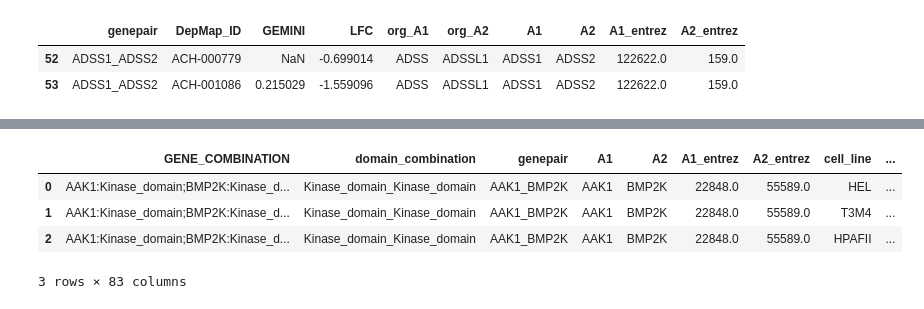
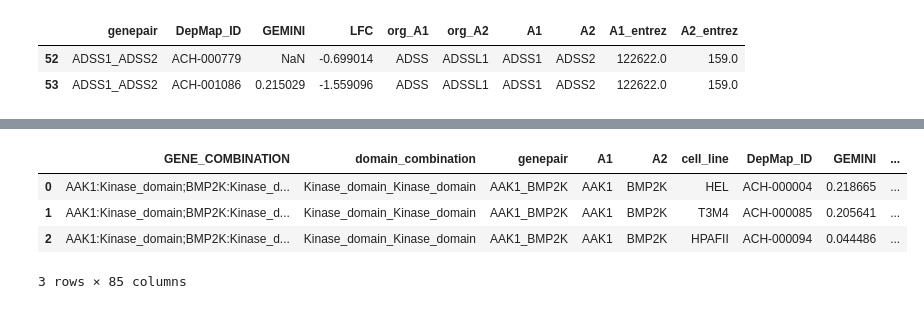
Before and after one commit to cancergenetics/context_specific_paralog_SL, a Jupyter notebook: notebooks/03_feature_annotation/05_annotate_gemini.ipynb, the cells around one changed output, grey strips where cells are left out. Saved outputs shown, nothing was run; the diff lists cells and outputs as text; code cells hidden in the pictures.

```diff
--- a/notebooks/03_feature_annotation/05_annotate_gemini.ipynb
+++ b/notebooks/03_feature_annotation/05_annotate_gemini.ipynb
@@ -98,3 +168,28 @@ lfc_ito_df[:3]
 | 0 | A3GALT2_AAVS1 | ACH-000881 | 0.343378 |
 | 1 | A3GALT2_AAVS1 | ACH-000681 | 0.166162 |
 | 2 | A3GALT2_AAVS1 | ACH-000987 | 0.216834 |
+# %%
+# read LFC scores for Klingbeil Screen
+lfc_klingbeil = pd.read_excel(klingbeil_lfc_file_path)
+
+# Drop rows where GENE 1 or GENE 2 are control entries
+controls = ['NONCUTTING_CONTROL', 'CUTTING_CONTROL']
+
+lfc_klingbeil = lfc_klingbeil[
+    ~lfc_klingbeil['GENE 1'].isin(controls) &
+    ~lfc_klingbeil['GENE 2'].isin(controls)
+].reset_index(drop=True)
+
+print(f"Remaining rows: {len(lfc_klingbeil)}")
+
+# Construct GENE_COMBINATION in lfc_klingbeil to match gemini_klingbeil format
+lfc_klingbeil['GENE_COMBINATION'] = (
+    lfc_klingbeil['GENE 1'].astype(str) + ':' +
+    lfc_klingbeil['domain_1'].astype(str) + ';' +
+    lfc_klingbeil['GENE 2'].astype(str) + ':' +
+    lfc_klingbeil['domain_2'].astype(str)
+)
+
+# Quick sanity check: confirm overlap with gemini_klingbeil
+overlap = lfc_klingbeil['GENE_COMBINATION'].isin(gemini_klingbeil_df['GENE_COMBINATION'])
+print(f"Matching GENE_COMBINATIONs: {overlap.sum()} / {len(lfc_klingbeil)}")
@@ -100,0 +199,9 @@ lfc_ito_df[:3]
+# %%
+lfc_klingbeil_df = lfc_klingbeil[['GENE_COMBINATION', 'A549', 'ASPC1', 'CORL311',
+       'H1048', 'H1299', 'H1436', 'H1836', 'H209', 'H211', 'HEL', 'HPAFII',
+       'K562', 'MDAMB231', 'MOLM13', 'NOMO1', 'PATU8902', 'RD', 'RH30', 'SET2',
+       'T3M4', 'THP1', 'YAPC']].copy()
+
+lfc_klingbeil_df = lfc_klingbeil_df.rename(columns=CCLE_name_to_DepMapID_v2)
+lfc_klingbeil_df = pd.melt(lfc_klingbeil_df, id_vars=['GENE_COMBINATION'], var_name='DepMap_ID', value_name='LFC').reset_index(drop=True)
+lfc_klingbeil_df[:3]
@@ -121,3 +251,6 @@ ito_df[:3]
 | 0 | A3GALT2_ABO | ACH-000881 | -0.137329 | 0.283725 |
 | 1 | A3GALT2_ABO | ACH-000307 | 0.132501 | 0.201704 |
 | 2 | A3GALT2_ABO | ACH-000915 | 0.083927 | -0.026881 |
+# %%
+klingbeil_df = pd.merge(gemini_klingbeil_df, lfc_klingbeil_df, on=['GENE_COMBINATION', 'DepMap_ID'], how='left')
+klingbeil_df[:3]
@@ -256,11 +441,15 @@ ito_annotated[:3]
 3 rows × 82 columns
-# %%
-klignbeil_annotated = pd.read_csv(crispr_files[1])
-klignbeil_annotated[:3]
-# %% [output]
-|  | GENE_COMBINATION | domain_combination | genepair | A1 | A2 | A1_entrez | A2_entrez | cell_line | ... |
-| 0 | AAK1:Kinase_domain;BMP2K:Kinase_d... | Kinase_domain_Kinase_domain | AAK1_BMP2K | AAK1 | BMP2K | 22848.0 | 55589.0 | HEL | ... |
-| 1 | AAK1:Kinase_domain;BMP2K:Kinase_d... | Kinase_domain_Kinase_domain | AAK1_BMP2K | AAK1 | BMP2K | 22848.0 | 55589.0 | T3M4 | ... |
-| 2 | AAK1:Kinase_domain;BMP2K:Kinase_d... | Kinase_domain_Kinase_domain | AAK1_BMP2K | AAK1 | BMP2K | 22848.0 | 55589.0 | HPAFII | ... |
-3 rows × 83 columns
+# %%
+klignbeil_annotated = pd.read_csv(crispr_files[4])
+klingbeil_df = klingbeil_df.rename(columns={'GEMINI':'GEMINI_new',
+                                            'LFC':'LFC_new'})
+klignbeil_annotated = pd.merge(klignbeil_annotated, klingbeil_df.drop(['cell_line'], axis=1),
+                         on=['GENE_COMBINATION', 'DepMap_ID'], how='left')
+klignbeil_annotated[:3]
+# %% [output]
+|  | GENE_COMBINATION | domain_combination | genepair | A1 | A2 | cell_line | DepMap_ID | GEMINI | ... |
+| 0 | AAK1:Kinase_domain;BMP2K:Kinase_d... | Kinase_domain_Kinase_domain | AAK1_BMP2K | AAK1 | BMP2K | HEL | ACH-000004 | 0.218665 | ... |
+| 1 | AAK1:Kinase_domain;BMP2K:Kinase_d... | Kinase_domain_Kinase_domain | AAK1_BMP2K | AAK1 | BMP2K | T3M4 | ACH-000085 | 0.205641 | ... |
+| 2 | AAK1:Kinase_domain;BMP2K:Kinase_d... | Kinase_domain_Kinase_domain | AAK1_BMP2K | AAK1 | BMP2K | HPAFII | ACH-000094 | 0.044486 | ... |
+3 rows × 85 columns
 # %%
```
Also changed, not shown: parts of 29 cells of this notebook.
